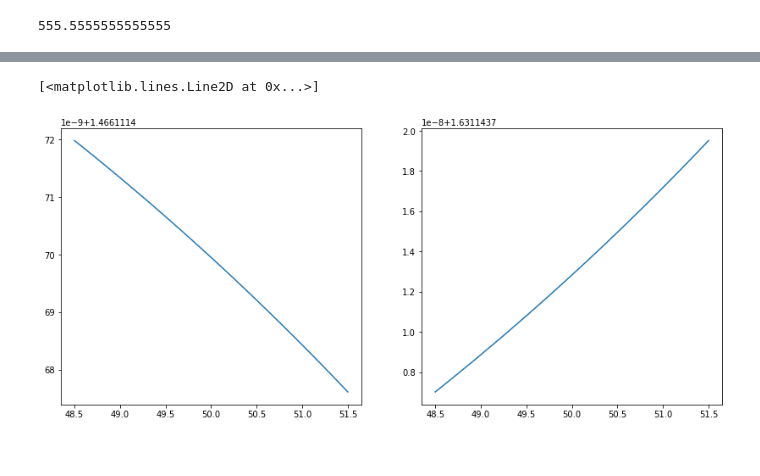
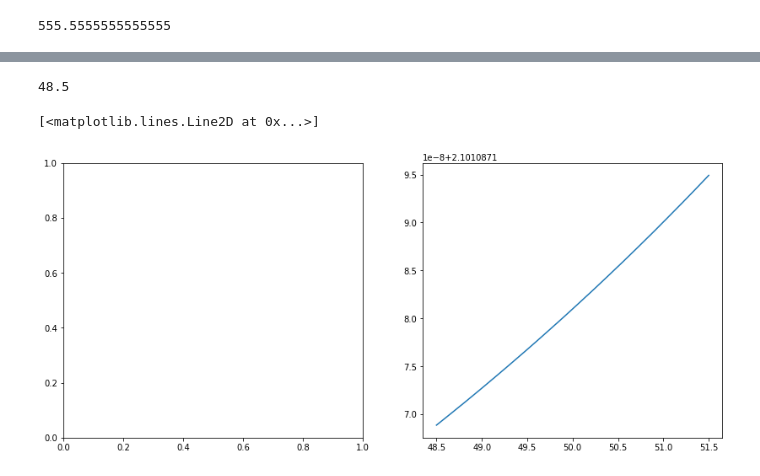
Before and after one commit to ahmad-shafiei/thesis_based, a Jupyter notebook: StationaryStatistics.ipynb, the cells around one changed output, grey strips where cells are left out. Saved outputs shown, nothing was run; the diff lists cells and outputs as text; code cells hidden in the pictures.

```diff
--- a/StationaryStatistics.ipynb
+++ b/StationaryStatistics.ipynb
@@ -98,17 +102,25 @@ dataa
 | 0 | 100.0 | 100.0 | 1.0 | 0.5 | 0.01 | 0.1 | ... |
 # %%
 omega_m-wm
-omega_p+wm
+#omega_p+wm
+# %% [output]
+48.5
 # %%
-Nc = 7     # cavity photon number
-Nm = 7    # mechanical phonon number
+Nc = 5     # number of cavity fock states
+Nm = 15    # number of mechanical fock states
 
 a = tensor(qeye(2), qeye(Nm),destroy(Nc))     # cavity anihilation operator
 b = tensor(qeye(2), destroy(Nm),qeye(Nc))      # phonon anihilation opr
 
-sigma_z = tensor(sigmaz(), qeye(Nm), qeye(Nc))
-sigma_p = tensor(sigmap(), qeye(Nm), qeye(Nc))  # raising and lowering ops for atom
-sigma_m = tensor(sigmam(), qeye(Nm), qeye(Nc))
+sigma_m = tensor(destroy(2),qeye(Nm), qeye(Nc))
+sigma_p = tensor(create(2),qeye(Nm), qeye(Nc))
+sigma_z = sigma_p * sigma_m - sigma_m * sigma_p
+
+#sigma_z = tensor(sigmaz(), qeye(Nm), qeye(Nc))
+#sigma_p = tensor(sigmap(), qeye(Nm), qeye(Nc))  # raising and lowering ops for atom
+#sigma_m = tensor(sigmam(), qeye(Nm), qeye(Nc))
+
+n_b = b.dag()* b   # phonon number
 
 collapse = []
 
@@ -125,28 +137,30 @@ rate = (n_th+1) * gamma_m
 if rate > 0.0 :
     collapse.append(b * sqrt(rate))
 
-bdagb = []
-g20 = []            # to calculate autocorelation b.dag*b
+#bdagb = []
+#g20 = []            # to calculate autocorelation b.dag*b
+rho_ss_list=[]
 
 # defining H as a function of atom-phonon coupling --->> g_am
 # range wc-wm<wp<wc+wp
 # range omega_m-wm<wp<omega_p-wm
-wp_list = np.linspace(48.5,51.5,25)              # laser frequency range      (99,101,100)
+wp_list = np.linspace(48.5,51.5,20)              # laser frequency range      (99,101,100)
 
 for wp in wp_list:
 
-    H = (wc - wp) * a.dag() * a + 0.5 * (wa-wp) *sigma_z + (wm) * b.dag() * b \
+    H = (wc - wp) * a.dag() * a + 0.5 * (wa-wp) *sigma_z + wm * b.dag() * b \
     + 1j * g_ac * (sigma_p * a - sigma_m * a.dag()) - g_cm * a.dag() * a *(b.dag() + b) \
     + 1j* F_p *(a.dag()-a)
 
-    rho_ss = steadystate(H, collapse)           # final state for steady state
-
-    bdagb.append(expect(b.dag()* b, rho_ss))    # calculate expectation of b.dag*b for steady state
-    g20.append(expect(b.dag()* b.dag()* b * b, rho_ss)/(expect (b.dag()*b,rho_ss))**2)
+    rho_ss_list.append(steadystate(H, collapse))           # final state for steady state
+    #bdagb.append(np.trace(b.dag()* b* rho_ss))
+   # bdagb.append(expect(b.dag()* b, rho_ss))    # calculate expectation of b.dag*b for steady state
+    #g20.append(expect(b.dag()* b.dag()* b * b, rho_ss)/(expect (b.dag()*b,rho_ss))**2)
+nb_expt = expect(n_b, rho_ss_list) # phonon number expectation
 # %%
 fig, (ax1,ax2)= plt.subplots(1,2,figsize=(14,6))
-ax1.plot(wp_list ,np.real(g20))
-ax2.plot(wp_list ,np.real(bdagb))
+#ax1.plot(wp_list ,np.real(g20))
+ax2.plot(wp_list ,na_expt)
 # %% [output]
 [<matplotlib.lines.Line2D at 0x...>]
-[figure, old version]
+[figure, new version]
```
Also changed, not shown: parts of 5 cells of this notebook, 1 other file.
